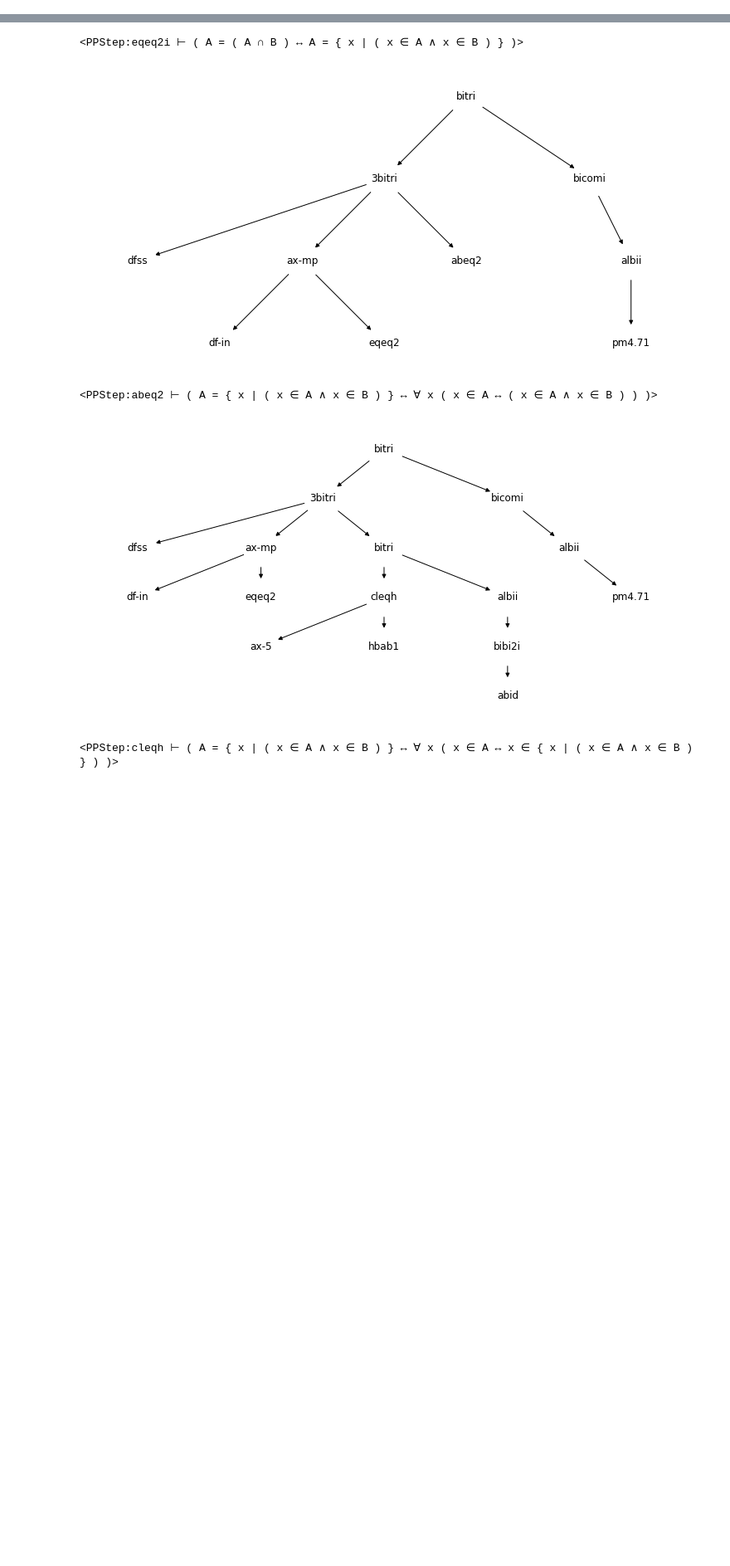
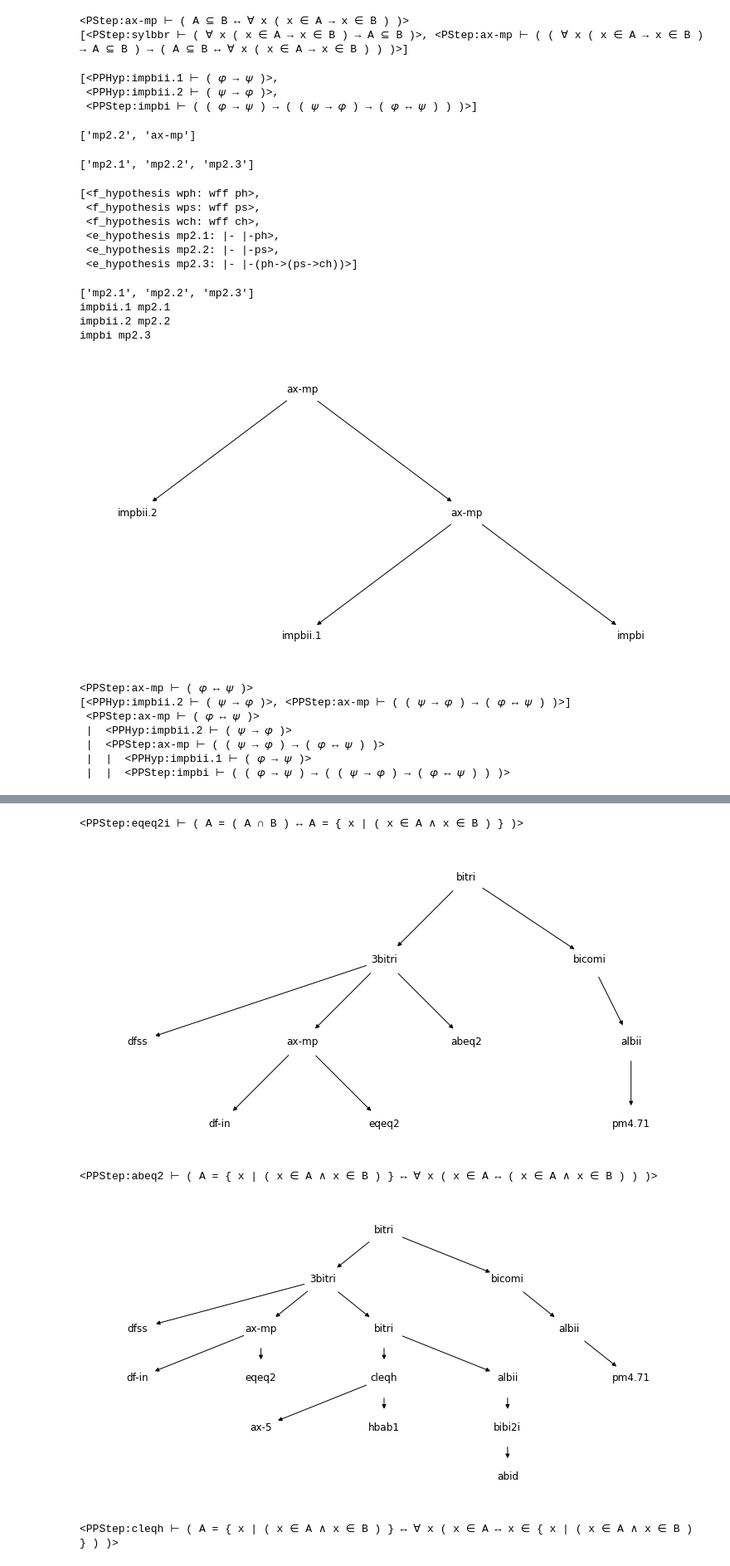
Before and after one commit to lucolivi/mathview, a Jupyter notebook: expansion related/expanding working.ipynb, the cells around one changed output, grey strips where cells are left out. Shown at 83% size. Cells and saved outputs as stored; diff of their text form; code cells hidden in the pictures; blank space fills up the shorter version.

```diff
--- a/expansion related/expanding working.ipynb
+++ b/expansion related/expanding working.ipynb
@@ -20,0 +50,29 @@ Wall time: 10.2 s
+# %%
+print(prop_proof)
+print(prop_proof.inputs)
+# %% [output]
+<PStep:ax-mp ⊢ ( A ⊆ B ↔ ∀ x ( x ∈ A → x ∈ B ) )>
+[<PStep:sylbbr ⊢ ( ∀ x ( x ∈ A → x ∈ B ) → A ⊆ B )>, <PStep:ax-mp ⊢ ( ( ∀ x ( x ∈ A → x ∈ B ) → A ⊆ B ) → ( A ⊆ B ↔ ∀ x ( x ∈ A → x ∈ B ) ) )>]
+# %%
+prop_proof.inputs
+# %% [output]
+[<PPHyp:impbii.1 ⊢ ( 𝜑 → 𝜓 )>,
+ <PPHyp:impbii.2 ⊢ ( 𝜓 → 𝜑 )>,
+ <PPStep:impbi ⊢ ( ( 𝜑 → 𝜓 ) → ( ( 𝜓 → 𝜑 ) → ( 𝜑 ↔ 𝜓 ) ) )>]
+# %%
+[e.prop.label for e in database.propositions["mp2"].entails_proof_steps[1]._prior_entails]
+# %% [output]
+['mp2.2', 'ax-mp']
+# %%
+[h.label for h in prop_proof._step.prop.hyps if h.type == "e"]
+# %% [output]
+['mp2.1', 'mp2.2', 'mp2.3']
+# %%
+database.propositions["mp2"].hyps
+# %% [output]
+[<f_hypothesis wph: wff ph>,
+ <f_hypothesis wps: wff ps>,
+ <f_hypothesis wch: wff ch>,
+ <e_hypothesis mp2.1: |- |-ph>,
+ <e_hypothesis mp2.2: |- |-ps>,
+ <e_hypothesis mp2.3: |- |-(ph->(ps->ch))>]
@@ -21,3 +137,25 @@ Wall time: 10.2 s
+# %%
+prop = database.propositions["impbii"]
+prop_proof = construct_proof(prop)
+
+prop_proof = expand(prop_proof)
+prop_proof.print_graph()
+print(prop_proof)
+print(prop_proof.inputs)
+prop_proof.print_linear()
+# %% [output]
+['mp2.1', 'mp2.2', 'mp2.3']
+impbii.1 mp2.1
+impbii.2 mp2.2
+impbi mp2.3
+[figure, added]
+<PPStep:ax-mp ⊢ ( 𝜑 ↔ 𝜓 )>
+[<PPHyp:impbii.2 ⊢ ( 𝜓 → 𝜑 )>, <PPStep:ax-mp ⊢ ( ( 𝜓 → 𝜑 ) → ( 𝜑 ↔ 𝜓 ) )>]
+ <PPStep:ax-mp ⊢ ( 𝜑 ↔ 𝜓 )>
+ |  <PPHyp:impbii.2 ⊢ ( 𝜓 → 𝜑 )>
+ |  <PPStep:ax-mp ⊢ ( ( 𝜓 → 𝜑 ) → ( 𝜑 ↔ 𝜓 ) )>
+ |  |  <PPHyp:impbii.1 ⊢ ( 𝜑 → 𝜓 )>
+ |  |  <PPStep:impbi ⊢ ( ( 𝜑 → 𝜓 ) → ( ( 𝜓 → 𝜑 ) → ( 𝜑 ↔ 𝜓 ) ) )>
 # %%
 prop = database.propositions["dfss2"]
 prop_proof = construct_proof(prop)
```
Also changed, not shown: parts of 9 cells of this notebook, 1 other file.
